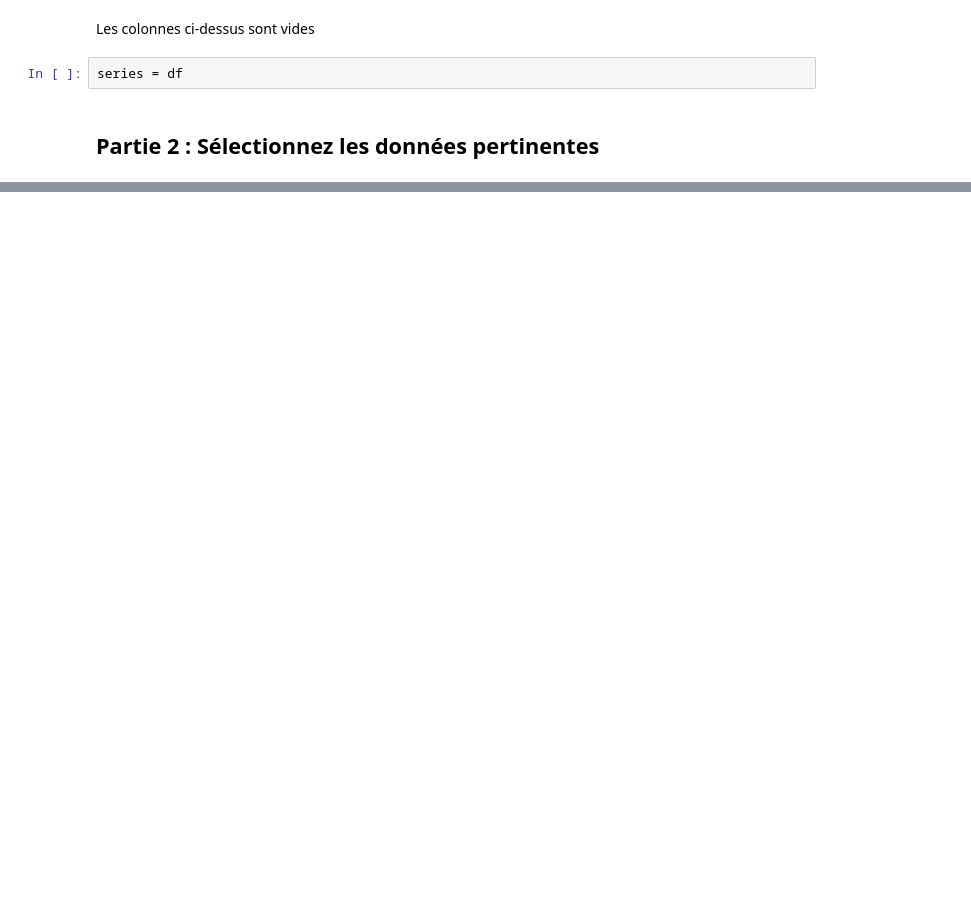
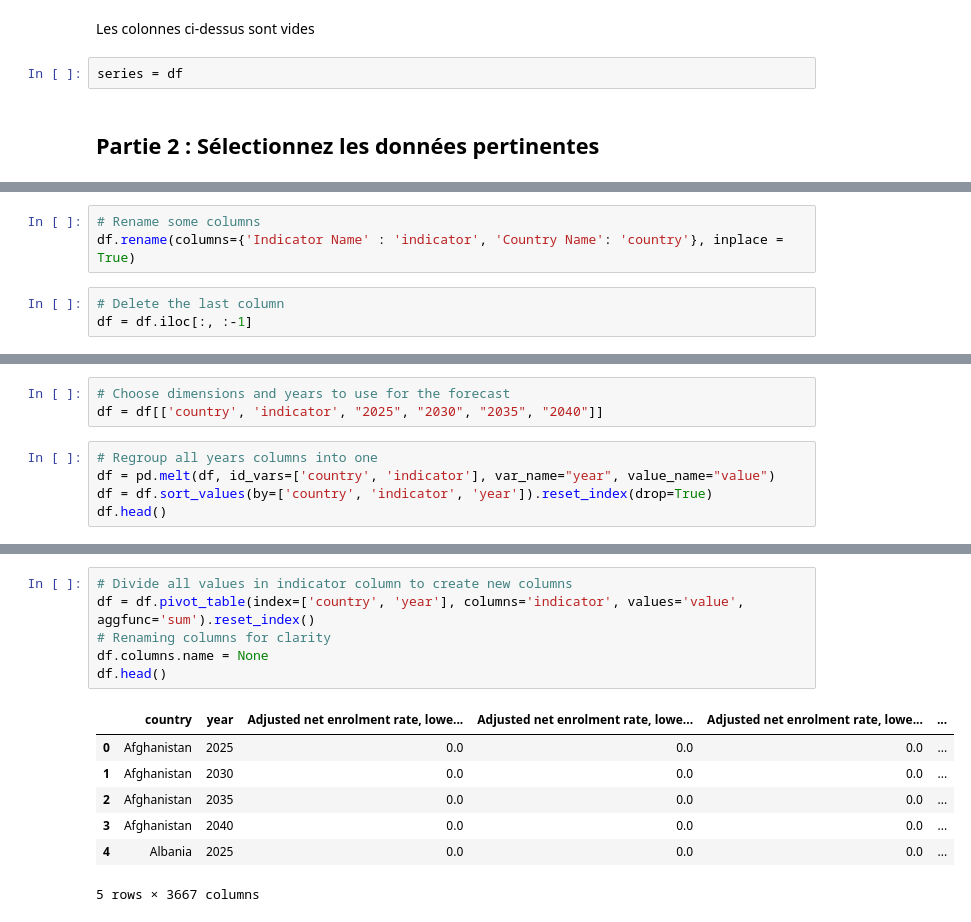
Before and after one commit to jjbochard/ocr_data_science_p2, a Jupyter notebook: study_case_p2.ipynb, the cells around one changed output, grey strips where cells are left out. Drawn from its saved outputs; the diff is of its cells as text; blank space fills up the shorter version.

```diff
--- a/study_case_p2.ipynb
+++ b/study_case_p2.ipynb
@@ -480,0 +291,6 @@ for year in years:
+# %%
+# Rename some columns
+df.rename(columns={'Indicator Name' : 'indicator', 'Country Name': 'country'}, inplace = True)
+# %%
+# Delete the last column
+df = df.iloc[:, :-1]
@@ -480,0 +307,8 @@ for year in years:
+# %%
+# Choose dimensions and years to use for the forecast
+df = df[['country', 'indicator', "2025", "2030", "2035", "2040"]]
+# %%
+# Regroup all years columns into one
+df = pd.melt(df, id_vars=['country', 'indicator'], var_name="year", value_name="value")
+df = df.sort_values(by=['country', 'indicator', 'year']).reset_index(drop=True)
+df.head()
@@ -480,0 +322,14 @@ for year in years:
+# %%
+# Divide all values in indicator column to create new columns
+df = df.pivot_table(index=['country', 'year'], columns='indicator', values='value', aggfunc='sum').reset_index()
+# Renaming columns for clarity
+df.columns.name = None
+df.head()
+# %% [output]
+|  | country | year | Adjusted net enrolment rate, lowe... | Adjusted net enrolment rate, lowe... | Adjusted net enrolment rate, lowe... | ... |
+| 0 | Afghanistan | 2025 | 0.0 | 0.0 | 0.0 | ... |
+| 1 | Afghanistan | 2030 | 0.0 | 0.0 | 0.0 | ... |
+| 2 | Afghanistan | 2035 | 0.0 | 0.0 | 0.0 | ... |
+| 3 | Afghanistan | 2040 | 0.0 | 0.0 | 0.0 | ... |
+| 4 | Albania | 2025 | 0.0 | 0.0 | 0.0 | ... |
+5 rows × 3667 columns
```
Also changed, not shown: parts of 41 cells of this notebook.
